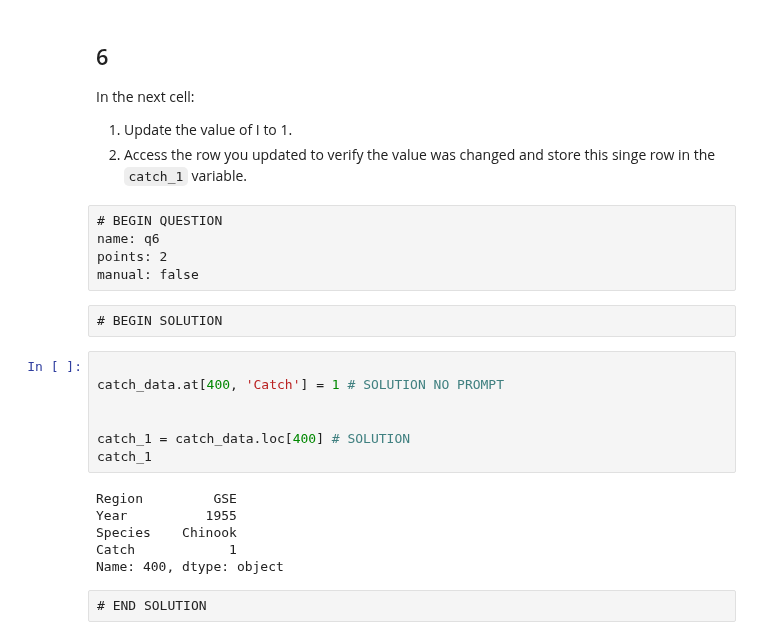
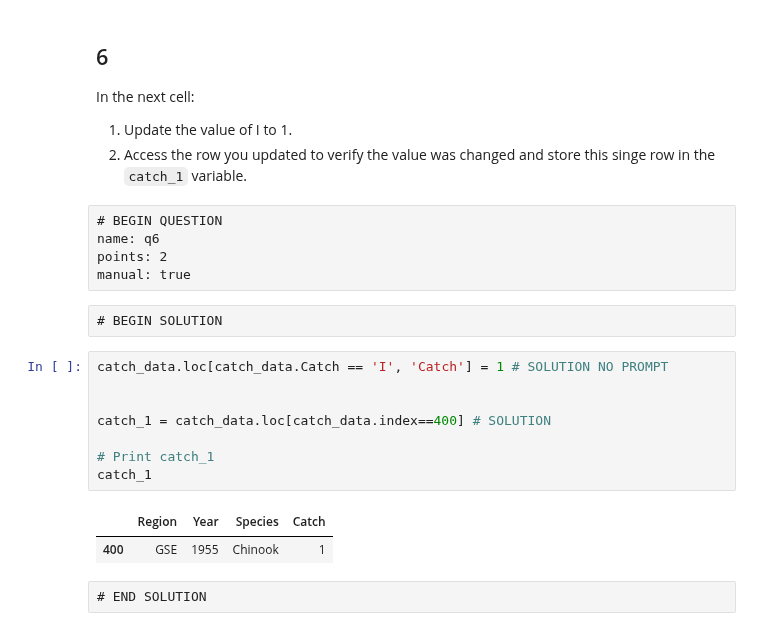
Before and after one commit to MEDS-eds-220/eds220-hw2-OTTER, a Jupyter notebook: hwk2-task2-salmon.ipynb, the cells around one changed output. Drawn from its saved outputs; the diff is of its cells as text.

Commit message:
update tests to use functions, increase possible solutions for q8

```diff
--- a/hwk2-task2-salmon.ipynb
+++ b/hwk2-task2-salmon.ipynb
@@ -292,22 +284,20 @@ In the next cell:
 # BEGIN QUESTION
 name: q6
 points: 2
-manual: false
+manual: true
 # %% [raw]
 # BEGIN SOLUTION
 # %%
-
-catch_data.at[400, 'Catch'] = 1 # SOLUTION NO PROMPT
+catch_data.loc[catch_data.Catch == 'I', 'Catch'] = 1 # SOLUTION NO PROMPT
 
 
-catch_1 = catch_data.loc[400] # SOLUTION
+catch_1 = catch_data.loc[catch_data.index==400] # SOLUTION
+
+# Print catch_1
 catch_1
 # %% [output]
-Region         GSE
-Year          1955
-Species    Chinook
-Catch            1
-Name: 400, dtype: object
+|  | Region | Year | Species | Catch |
+| 400 | GSE | 1955 | Chinook | 1 |
 # %% [raw]
 # END SOLUTION
 # %% [raw]
```
Also changed, not shown: parts of 13 cells of this notebook, 16 other files.
